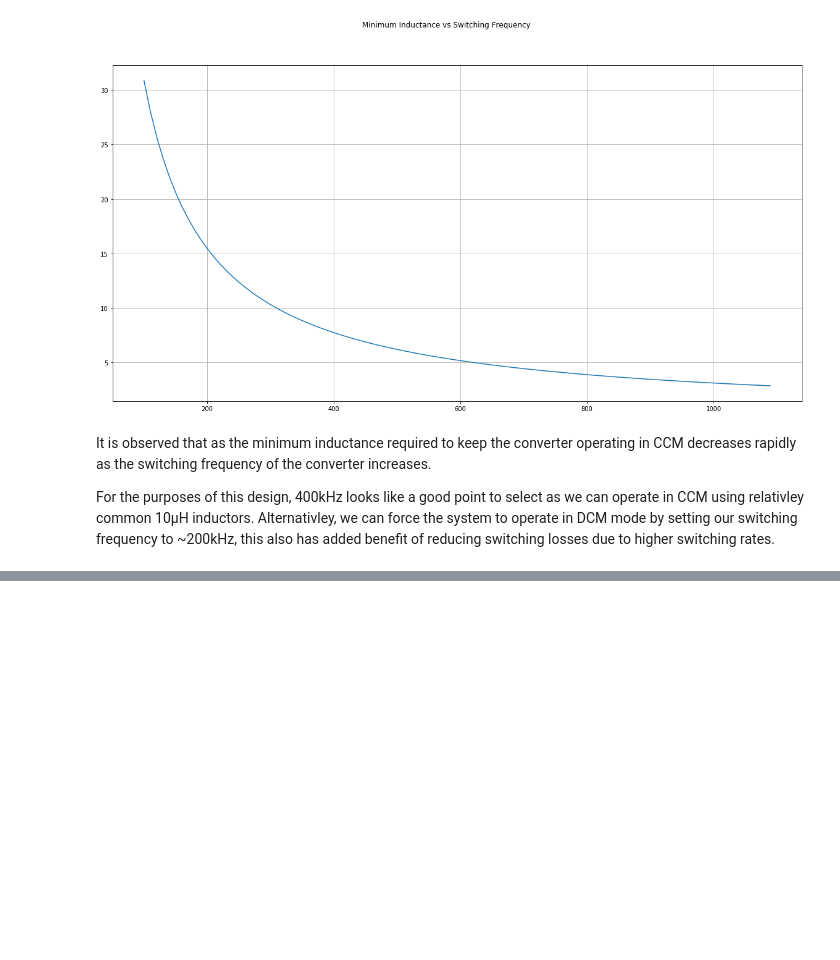
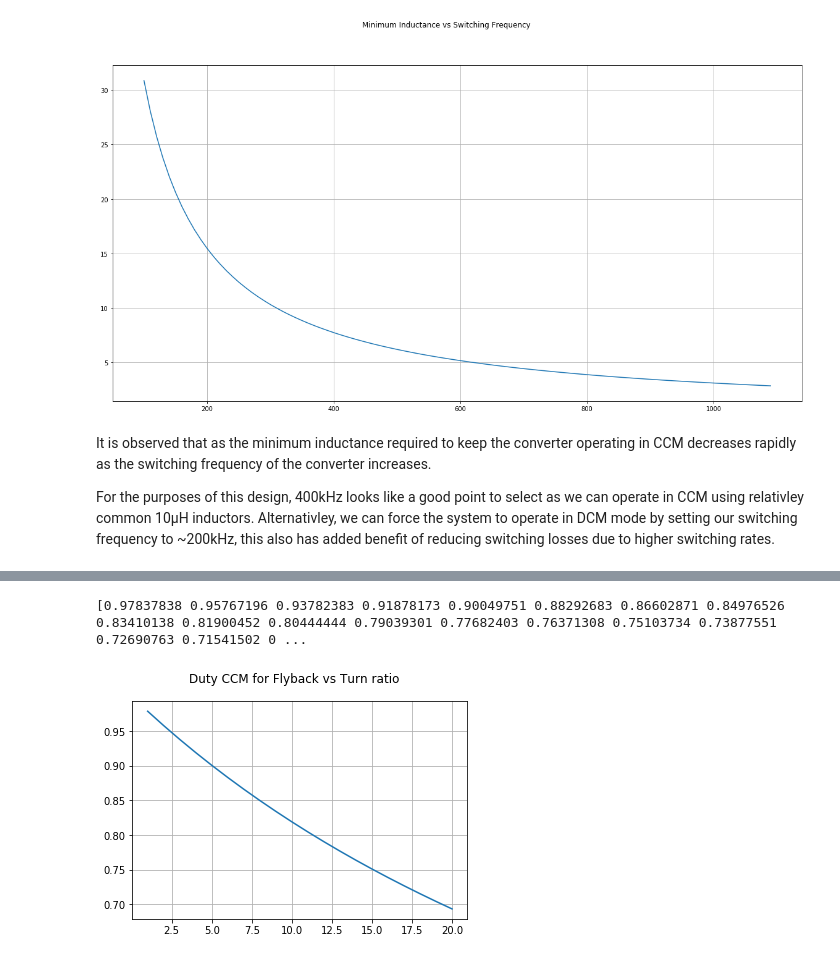
Before and after one commit to bartlettD/nixie-clock, a Jupyter notebook: Docs/BoostConverterCalc.ipynb, the cells around one changed output, grey strips where cells are left out. Drawn from its saved outputs; the diff is of its cells as text; code cells hidden in the pictures; blank space fills up the shorter version.

Commit message:
Flyback stuff

```diff
--- a/Docs/BoostConverterCalc.ipynb
+++ b/Docs/BoostConverterCalc.ipynb
@@ -5,6 +5,8 @@ In this section we will define the basic parameters of the Voltage Regulator. We
 # %%
 from pint import UnitRegistry
 import matplotlib.pyplot as plt
+import numpy as np
+import pandas as pd
 ureg = UnitRegistry()
 
 #Input Voltage Range
@@ -12,13 +14,13 @@ VinMin = 4.0 * ureg.V
 VinNom = 5.0 * ureg.V
 VinMax = 6.0 * ureg.V
 
-Vout = 60 * ureg.V
+Vout = 180 * ureg.V
 
 #Load Current
 NixieCurrent = 2.5 * ureg.mA
 NumNixie = 6
 # Total current draw of Nixies + some fudge factor.
-MaxDesignCurrent = NixieCurrent * NumNixie + 2.5 * ureg.mA
+MaxDesignCurrent = (NixieCurrent * NumNixie + (2.5 * ureg.mA)).to("A")
 
 OutputPower = (MaxDesignCurrent * Vout).to("W")
 InputCurrent = OutputPower / VinNom
@@ -101,0 +117,20 @@ For the purposes of this design, 400kHz looks like a good point to select as we
+# %%
+#Diode Voltage Drop
+VDropD = 1 * ureg.V # Assuming 1V for now.
+
+Nturns = list(range(1,21))
+
+Duty = (Vout + VDropD) \
+    / ((Nturns * VinMin) + Vout + VDropD)
+
+print(Duty)
+
+fig = plt.figure()
+fig.suptitle("Duty CCM for Flyback vs Turn ratio")
+ax = fig.add_subplot(1, 1,1)
+ax.plot(Nturns,Duty)
+ax.grid(which="both")
+plt.show()
+# %% [output]
+[0.97837838 0.95767196 0.93782383 0.91878173 0.90049751 0.88292683 0.86602871 0.84976526 0.83410138 0.81900452 0.80444444 0.79039301 0.77682403 0.76371308 0.75103734 0.73877551 0.72690763 0.71541502 0 ...
+[figure, added]
```
Also changed, not shown: parts of 6 cells of this notebook.
